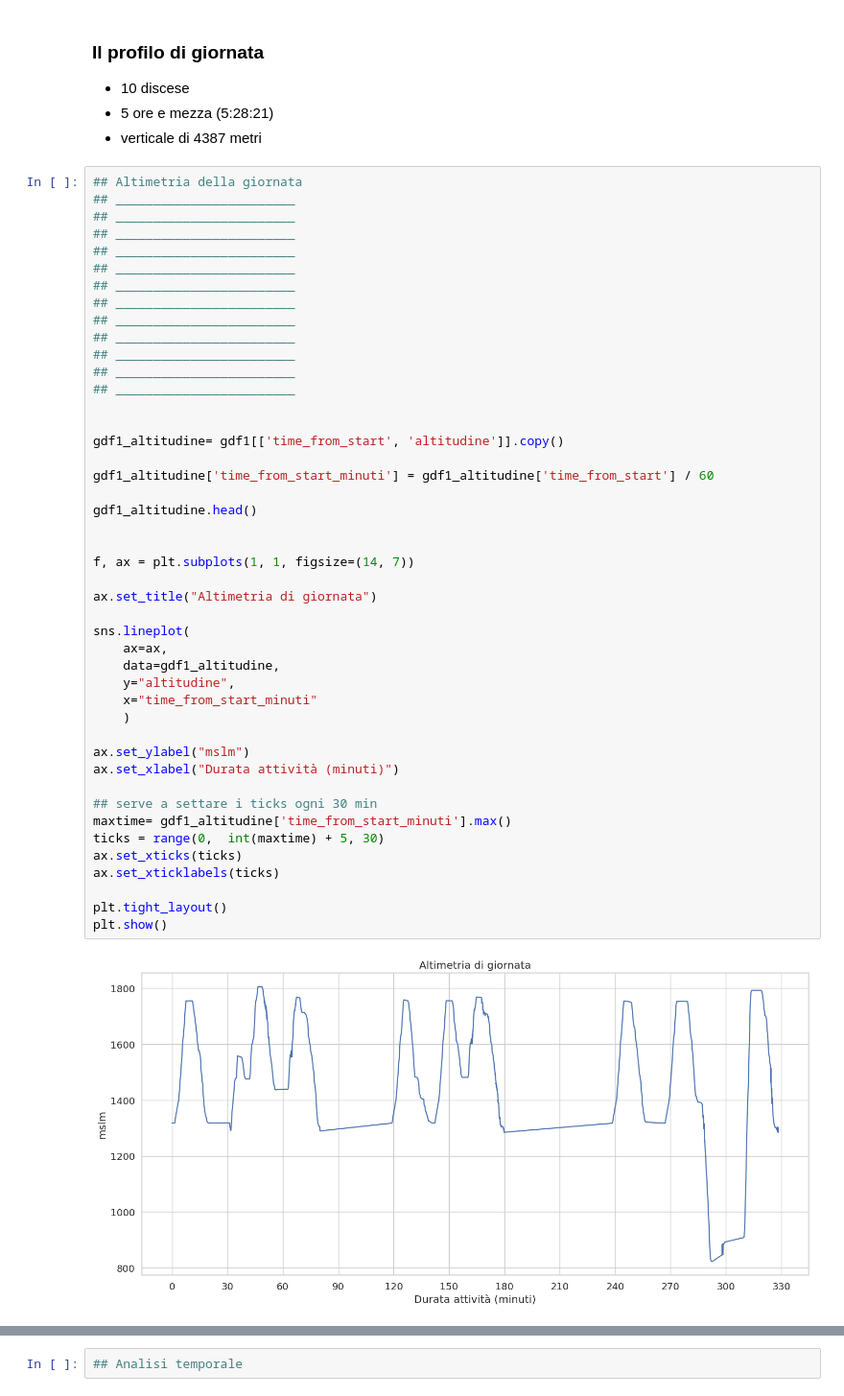
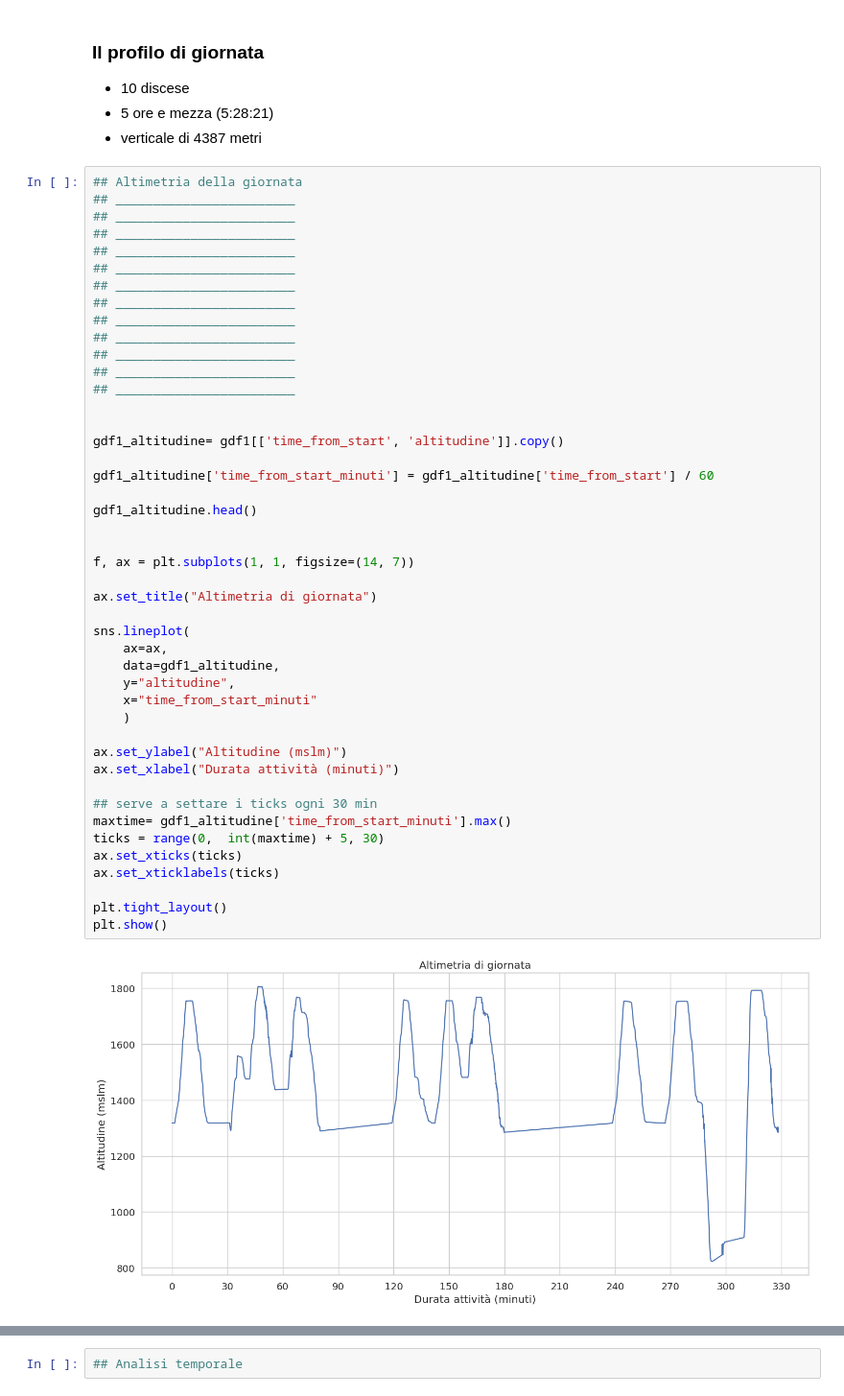
Before and after one commit to thomasmassarutto/DataSlopes, a Jupyter notebook: DataSlopes.ipynb, the cells around one changed output, grey strips where cells are left out. Shown at 96% size. Cells and saved outputs as stored; diff of their text form.

```diff
--- a/DataSlopes.ipynb
+++ b/DataSlopes.ipynb
@@ -415,35 +415,35 @@ plt.show()
 
 gdf1_altitudine= gdf1[['time_from_start', 'altitudine']].copy()
 
 gdf1_altitudine['time_from_start_minuti'] = gdf1_altitudine['time_from_start'] / 60
 
 gdf1_altitudine.head()
 
 
 f, ax = plt.subplots(1, 1, figsize=(14, 7))
 
 ax.set_title("Altimetria di giornata")
 
 sns.lineplot(
     ax=ax,
     data=gdf1_altitudine,
     y="altitudine",
     x="time_from_start_minuti"
     )
 
-ax.set_ylabel("mslm")
+ax.set_ylabel("Altitudine (mslm)")
 ax.set_xlabel("Durata attività (minuti)")
 
 ## serve a settare i ticks ogni 30 min
 maxtime= gdf1_altitudine['time_from_start_minuti'].max()
 ticks = range(0,  int(maxtime) + 5, 30)
 ax.set_xticks(ticks)
 ax.set_xticklabels(ticks)
 
 plt.tight_layout()
 plt.show()
 # %% [output]
-[figure, old version]
+[figure, new version]
 # %%
 f, ax = plt.subplots(figsize=safe_map_size)
 
```
Also changed, not shown: parts of 15 cells of this notebook, 1 other file.
